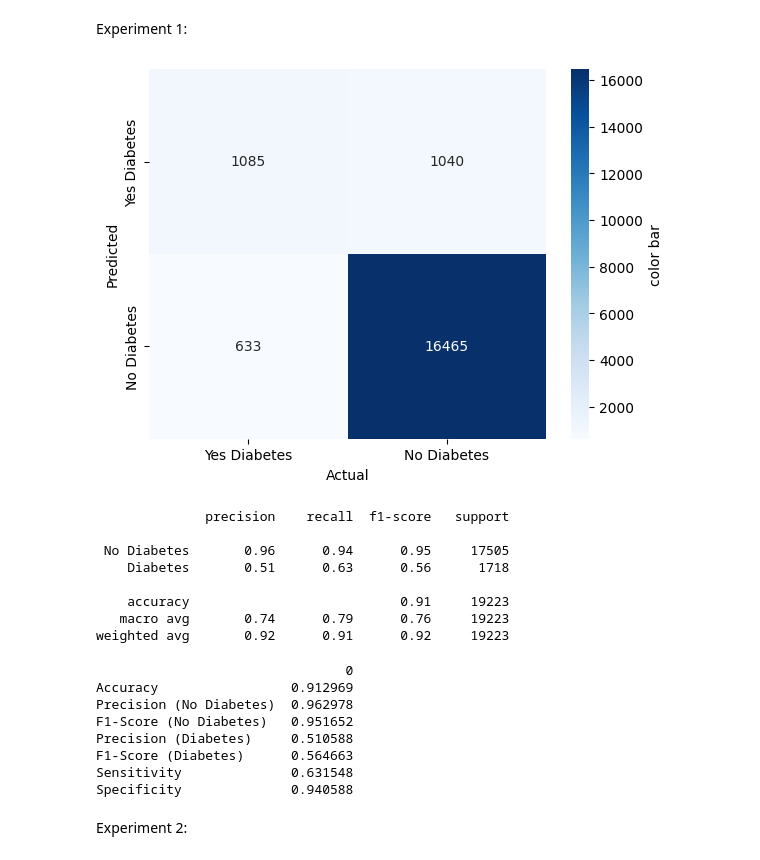
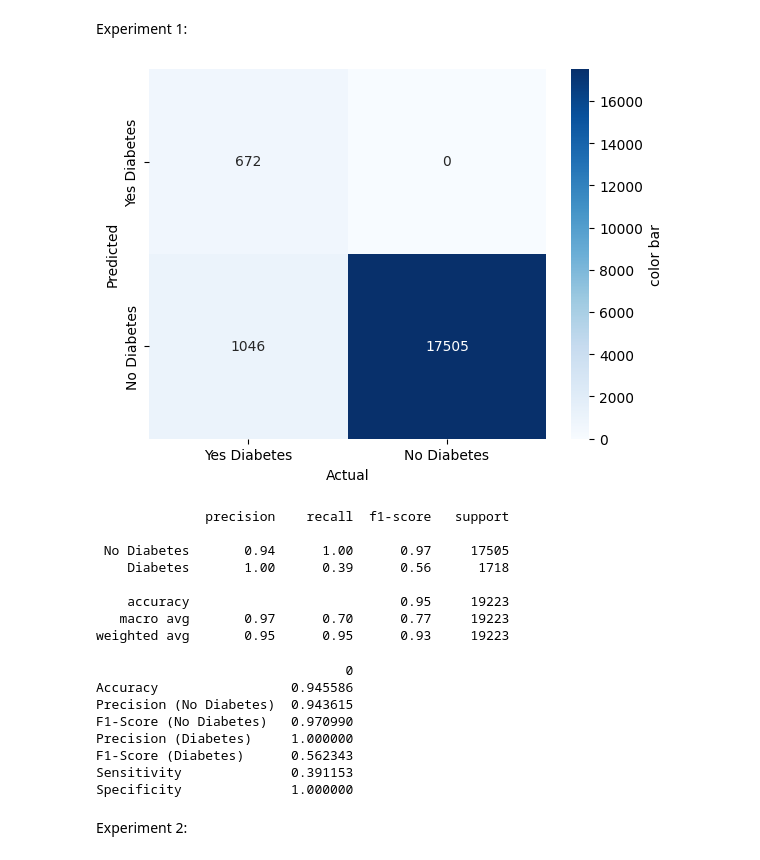
Before and after one commit to raygomez16/data309_datasciencecapstoneproject_diabetesprediction, a Jupyter notebook: 02.1_ANN_analysis_experimental.ipynb, the cells around one changed output. Cells and saved outputs as stored; diff of their text form; code cells hidden in the pictures.

```diff
--- a/02_ANN_analysis_experimental.ipynb
+++ b/02.1_ANN_analysis_experimental.ipynb
@@ -19,30 +19,30 @@ These are the experimental and experiment 4 is the optimal that we chose to use.
 Experiment 1:
 # %%
 #setting the threshold for the confusion matrix
-y_pred_binary1 = (y_prob > 0.2).astype(int)
+y_pred_binary1 = (y_prob > 0.9).astype(int)
 
 #generate heatmap for the confusion matrix using seaborn
 
 sns.heatmap((confusion_matrix(y_test, y_pred_binary1, labels=[1, 0])).T, cmap="Blues", annot=True, fmt='g',
     cbar_kws={"orientation":"vertical", "label":"color bar"},xticklabels=["Yes Diabetes", "No Diabetes"],
     yticklabels=["Yes Diabetes", "No Diabetes"])
 plt.xlabel("Actual")
 plt.ylabel("Predicted")
 plt.show()
 # %% [output]
-[figure, old version]
+[figure, new version]
 # %%
 #classification report giving metrics like sensitivity and specificity
 print(classification_report(y_test, y_pred_binary1, target_names=['No Diabetes','Diabetes']))
 # %% [output]
               precision    recall  f1-score   support
 
- No Diabetes       0.96      0.94      0.95     17505
-    Diabetes       0.51      0.63      0.56      1718
+ No Diabetes       0.94      1.00      0.97     17505
+    Diabetes       1.00      0.39      0.56      1718
 
-    accuracy                           0.91     19223
-   macro avg       0.74      0.79      0.76     19223
-weighted avg       0.92      0.91      0.92     19223
+    accuracy                           0.95     19223
+   macro avg       0.97      0.70      0.77     19223
+weighted avg       0.95      0.95      0.93     19223
 # %%
 #Metrics summary for the overall analysis put into a frame
 
@@ -63,13 +63,13 @@ metrics_df = pd.DataFrame([metrics_summary])
 print(metrics_df.T)
 # %% [output]
                                 0
-Accuracy                 0.912969
-Precision (No Diabetes)  0.962978
-F1-Score (No Diabetes)   0.951652
-Precision (Diabetes)     0.510588
-F1-Score (Diabetes)      0.564663
-Sensitivity              0.631548
-Specificity              0.940588
+Accuracy                 0.945586
+Precision (No Diabetes)  0.943615
+F1-Score (No Diabetes)   0.970990
+Precision (Diabetes)     1.000000
+F1-Score (Diabetes)      0.562343
+Sensitivity              0.391153
+Specificity              1.000000
 # %% [markdown]
 Experiment 2:
 # %%
```
Also changed, not shown: parts of 3 cells of this notebook, 22 other files.
